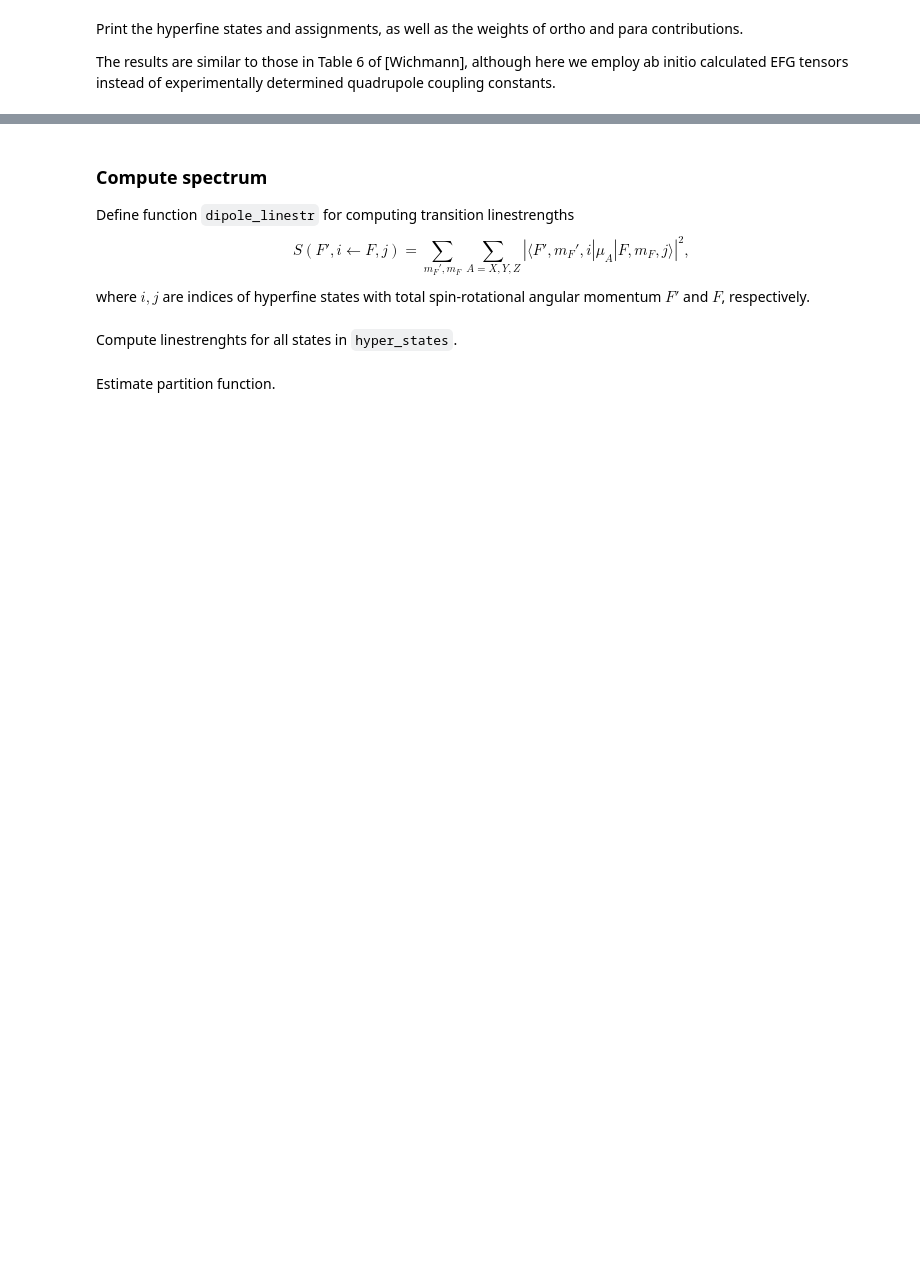
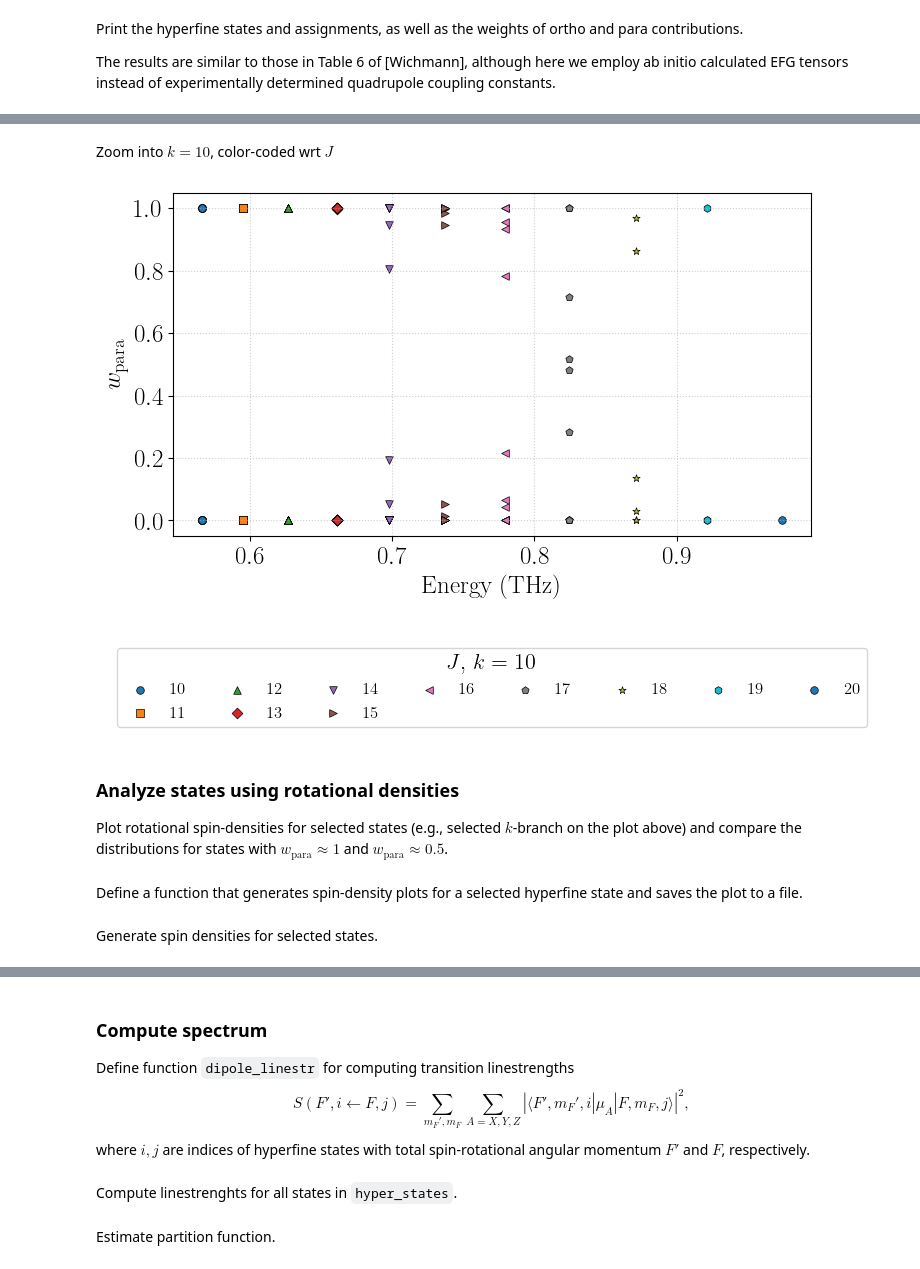
Before and after one commit to robochimps/richmol, a Jupyter notebook: examples/spin_mixing_isotope/s2cl2_ortho_para_transitions.ipynb, the cells around one changed output, grey strips where cells are left out. Drawn from its saved outputs; the diff is of its cells as text; code cells hidden in the pictures; blank space fills up the shorter version.

```diff
--- a/examples/spin_mixing_isotope/s2cl2_ortho_para_transitions.ipynb
+++ b/examples/spin_mixing_isotope/s2cl2_ortho_para_transitions.ipynb
@@ -383,0 +479,51 @@ For comparison, here is an extract of Table 6 from [Wichmann].
+# %% [markdown]
+Zoom into $k=10$, color-coded wrt $J$
+# %%
+e_j = {}
+for j, k, tau, spin, f, sym, e, p_c, o_c, ind in enr:
+    if k!=10: continue
+    try:
+        e_j[j].append((e, p_c))
+    except KeyError:
+        e_j[j] = [(e, p_c)]
+
+fig = plt.figure(figsize=(8, 6), dpi=100)
+
+markers = ["o", "s", "^", "D", "v", ">", "<", "p", "*", "h"]
+
+for i, key in enumerate(sorted(list(e_j.keys()))):
+    e, p = np.array(e_j[key]).T
+    plt.scatter(
+        e / 1e6 if hyper_states.enr_units == "mhz" else e,
+        p,
+        marker=markers[i % len(markers)],
+        label=f"{key}",
+        s=30,
+        edgecolors="black",
+        linewidth=0.5,
+    )
+
+plt.grid(True, linestyle=":", alpha=0.6)
+plt.tick_params(axis="both", labelsize=18)
+if hyper_states.enr_units == "mhz":
+    plt.xlabel("Energy (THz)", fontsize=18)
+else:
+    plt.xlabel("Energy (cm$^{-1}$)", fontsize=18)
+plt.ylabel("$w_{\\rm para}$", fontsize=18)
+plt.legend(
+    fontsize=12,
+    title_fontsize=16,
+    ncol=8,
+    loc="upper center",
+    bbox_to_anchor=(0.5, -0.3),
+    title="$J$, $k=10$",
+)
+plt.tight_layout()
+# %% [output]
+[figure, added]
+# %% [markdown]
+### Analyze states using rotational densities
+
+Plot rotational spin-densities for selected states (e.g., selected $k$-branch on the plot above) and compare the distributions for states with $w_\text{para}\approx 1$ and $w_\text{para}\approx 0.5$.
+# %% [markdown]
+Define a function that generates spin-density plots for a selected hyperfine state and saves the plot to a file.
@@ -383,0 +639,2 @@ For comparison, here is an extract of Table 6 from [Wichmann].
+# %% [markdown]
+Generate spin densities for selected states.
```
Also changed, not shown: parts of 27 cells of this notebook, 50 other files.
